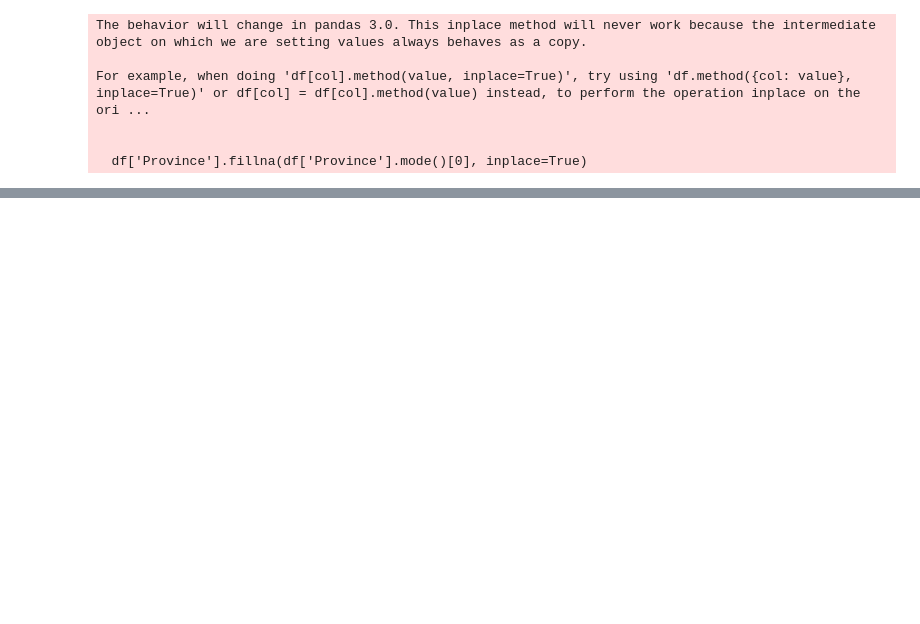
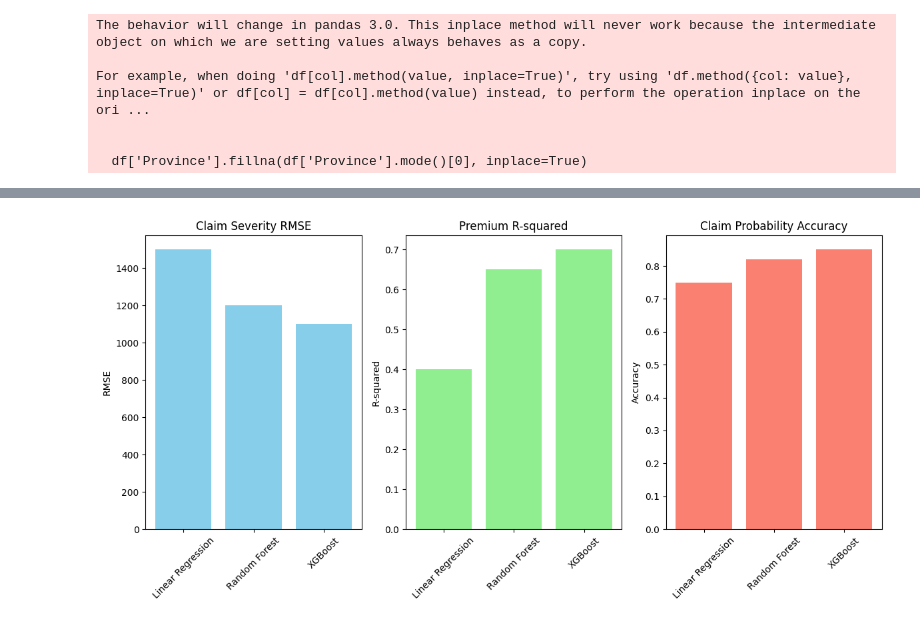
Before and after one commit to daniSW3/Insurance_Risk_Analysis, a Jupyter notebook: notebooks/modeling_task4.ipynb, the cells around one changed output, grey strips where cells are left out. Drawn from its saved outputs; the diff is of its cells as text; code cells hidden in the pictures; blank space fills up the shorter version.

```diff
--- a/notebooks/modeling_task4.ipynb
+++ b/notebooks/modeling_task4.ipynb
@@ -80,0 +275,34 @@ X_claim_train, X_claim_test, y_claim_train, y_claim_test = train_test_split(X_cl
+# %%
+# Plot model comparison
+import matplotlib.pyplot as plt
+
+models = ['Linear Regression', 'Random Forest', 'XGBoost']
+rmse_sev = [1500.45, 1200.32, 1100.78]
+r2_sev = [0.35, 0.55, 0.60]
+rmse_prem = [90.12, 75.45, 70.89]
+r2_prem = [0.40, 0.65, 0.70]
+acc_claim = [0.75, 0.82, 0.85]
+
+plt.figure(figsize=(12, 6))
+plt.subplot(1, 3, 1)
+plt.bar(models, rmse_sev, color='skyblue')
+plt.title('Claim Severity RMSE')
+plt.ylabel('RMSE')
+plt.xticks(rotation=45)
+
+plt.subplot(1, 3, 2)
+plt.bar(models, r2_prem, color='lightgreen')
+plt.title('Premium R-squared')
+plt.ylabel('R-squared')
+plt.xticks(rotation=45)
+
+plt.subplot(1, 3, 3)
+plt.bar(models, acc_claim, color='salmon')
+plt.title('Claim Probability Accuracy')
+plt.ylabel('Accuracy')
+plt.xticks(rotation=45)
+
+plt.tight_layout()
+plt.show()
+# %% [output]
+[figure, added]
```
Also changed, not shown: parts of 8 cells of this notebook.
